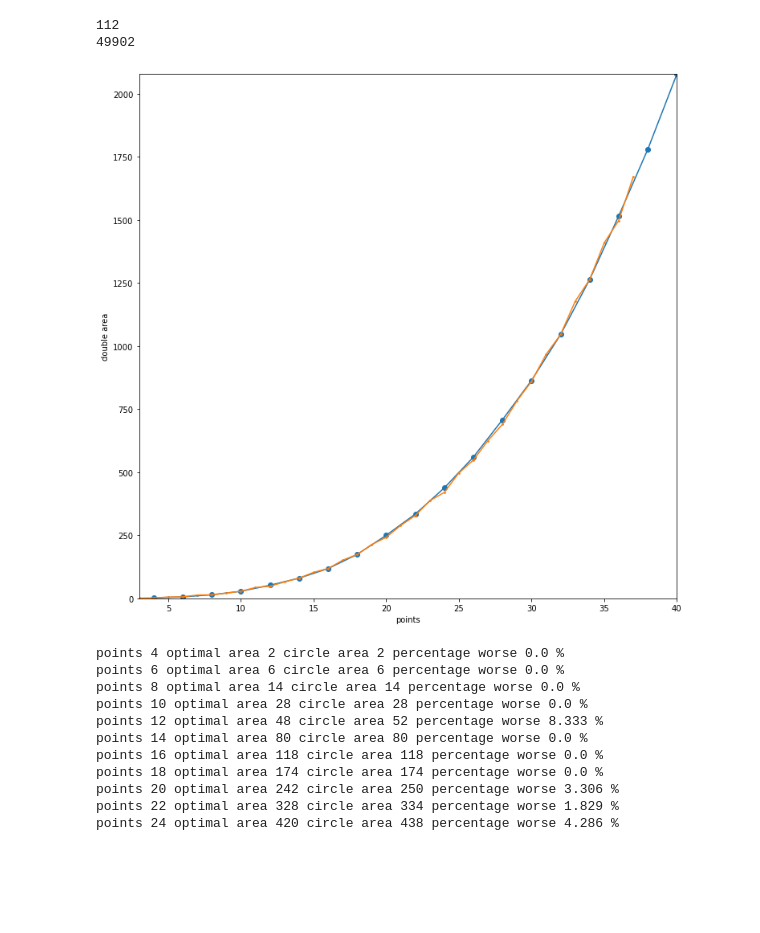
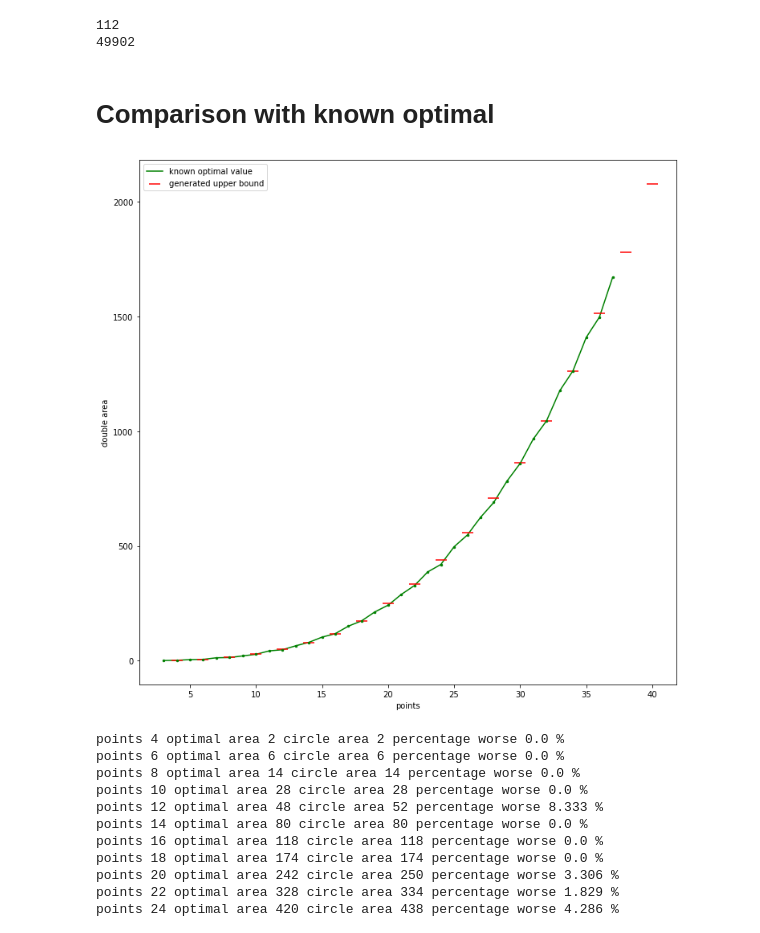
Before and after one commit to arrmansa/smallest-area-of-a-convex-grid-polygon, a Jupyter notebook: choose small vectors.ipynb, the cells around one changed output. Drawn from its saved outputs; the diff is of its cells as text; code cells hidden in the pictures; blank space fills up the shorter version.

```diff
--- a/choose small vectors.ipynb
+++ b/choose small vectors.ipynb
@@ -110,21 +108,21 @@ length_area_dict = {len(shape): doublearea(shape) for shape in map(get_shape, ra
+# %% [markdown]
+# Comparison with known optimal
 # %%
+length_area_dict = {len(shape): doublearea(shape) for shape in map(get_shape, range(4,42,2))}
 best_values = [1, 2, 5, 6, 13, 14, 21, 28, 43, 48, 65, 80, 103, 118, 151, 174, 213, 242, 289, 328, 387, 420, 497, 548]
 #from https://gist.github.com/AlephAlpha/7d09076ed6a781ff82ff520280560db7
 best_values += [625, 690, 783, 860, 967, 1046, 1177, 1264, 1409, 1498, 1671]
 # %%
-xlimit = 40
 plt.rcParams['figure.figsize'] = [12, 12]
-plt.plot(*zip(*length_area_dict.items()))
-plt.scatter(*zip(*length_area_dict.items()))
-plt.plot(range(3,len(best_values)+3), best_values)
-plt.scatter(range(3,len(best_values)+3), best_values, s=3)
+plt.plot(range(3,len(best_values)+3), best_values, c='g', label='known optimal value', zorder=1)
+plt.scatter(*zip(*length_area_dict.items()), label='generated upper bound', c='r', marker = '_', s=200, zorder=2)
+plt.scatter(range(3,len(best_values)+3), best_values, s=6, c='g', zorder=3)
 plt.xlabel('points')
 plt.ylabel('double area')
-plt.xlim([3,xlimit])
-plt.ylim([0,max(area for length, area in length_area_dict.items() if length <= xlimit)])
+plt.legend()
 plt.show()
 # %% [output]
-[figure, old version]
+[figure, new version]
 # %%
 #Errors (using hacks if n is not multiple of 8)
 for i in length_area_dict:
```
Also changed, not shown: parts of 11 cells of this notebook.
